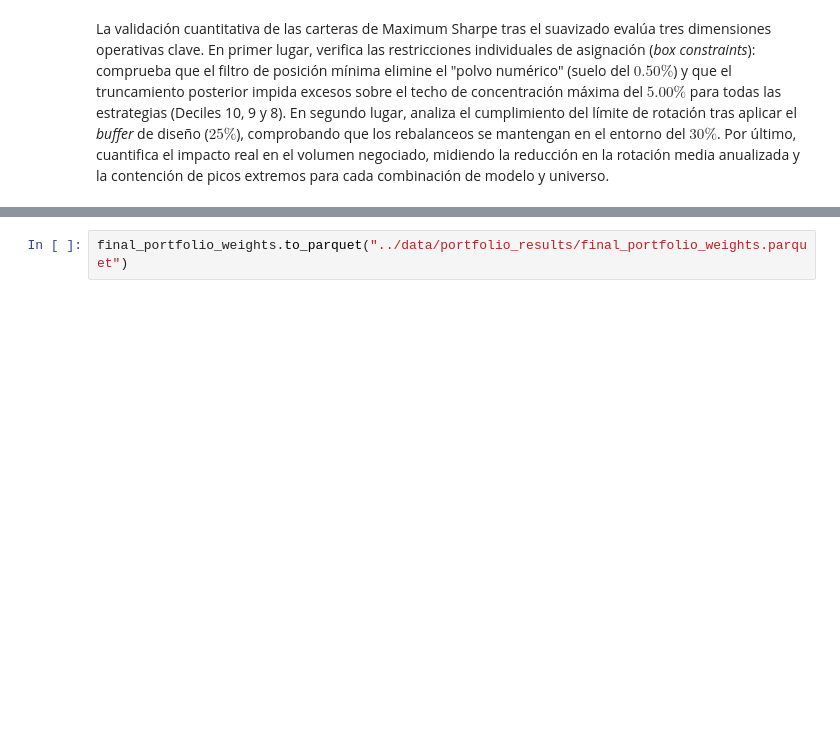
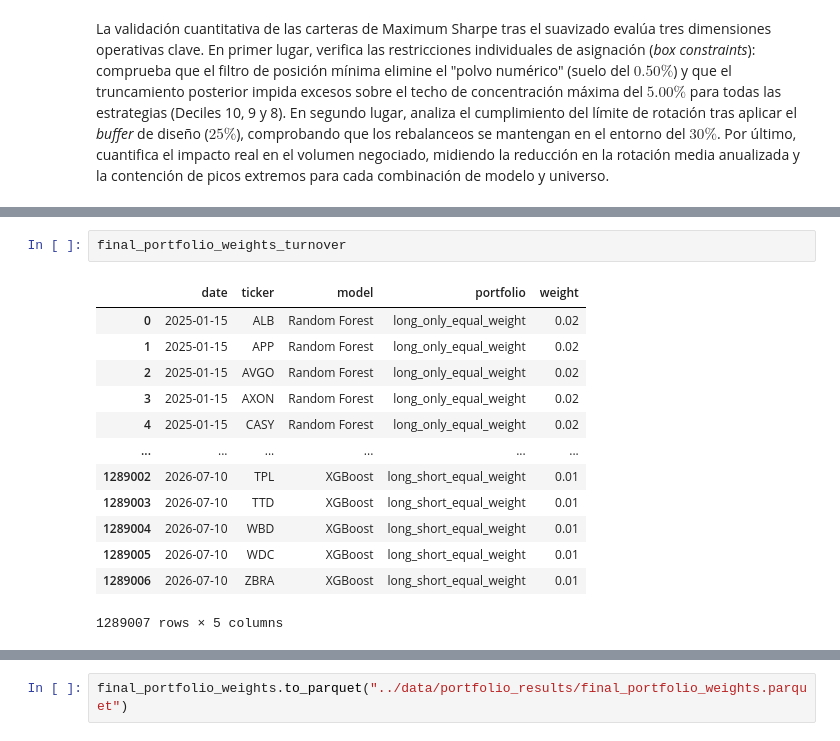
Before and after one commit to PalaciosDaniel/quant-portfolio-project, a Jupyter notebook: notebooks/08_portfolio_construction.ipynb, the cells around one changed output, grey strips where cells are left out. Drawn from its saved outputs; the diff is of its cells as text; blank space fills up the shorter version.

```diff
--- a/notebooks/08_portfolio_construction.ipynb
+++ b/notebooks/08_portfolio_construction.ipynb
@@ -4591,0 +5233,16 @@ Esta contención de picos se traduce en un ahorro sustancial de volumen negociad
+# %%
+final_portfolio_weights_turnover
+# %% [output]
+|  | date | ticker | model | portfolio | weight |
+| 0 | 2025-01-15 | ALB | Random Forest | long_only_equal_weight | 0.02 |
+| 1 | 2025-01-15 | APP | Random Forest | long_only_equal_weight | 0.02 |
+| 2 | 2025-01-15 | AVGO | Random Forest | long_only_equal_weight | 0.02 |
+| 3 | 2025-01-15 | AXON | Random Forest | long_only_equal_weight | 0.02 |
+| 4 | 2025-01-15 | CASY | Random Forest | long_only_equal_weight | 0.02 |
+| ... | ... | ... | ... | ... | ... |
+| 1289002 | 2026-07-10 | TPL | XGBoost | long_short_equal_weight | 0.01 |
+| 1289003 | 2026-07-10 | TTD | XGBoost | long_short_equal_weight | 0.01 |
+| 1289004 | 2026-07-10 | WBD | XGBoost | long_short_equal_weight | 0.01 |
+| 1289005 | 2026-07-10 | WDC | XGBoost | long_short_equal_weight | 0.01 |
+| 1289006 | 2026-07-10 | ZBRA | XGBoost | long_short_equal_weight | 0.01 |
+1289007 rows × 5 columns
```
Also changed, not shown: parts of 42 cells of this notebook, 6 other files.
